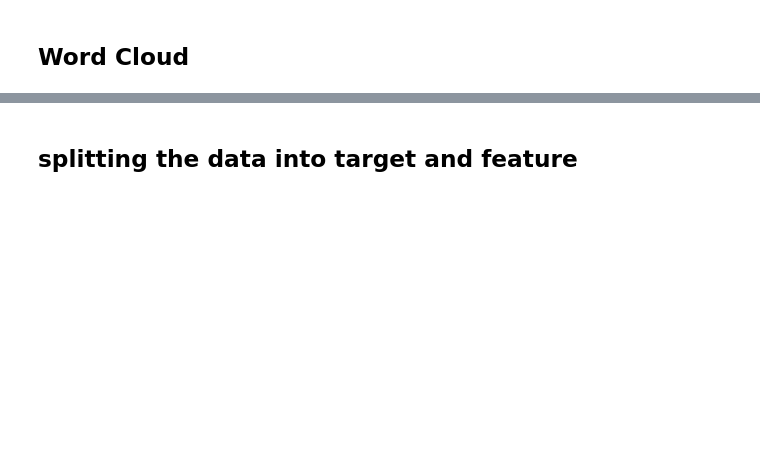
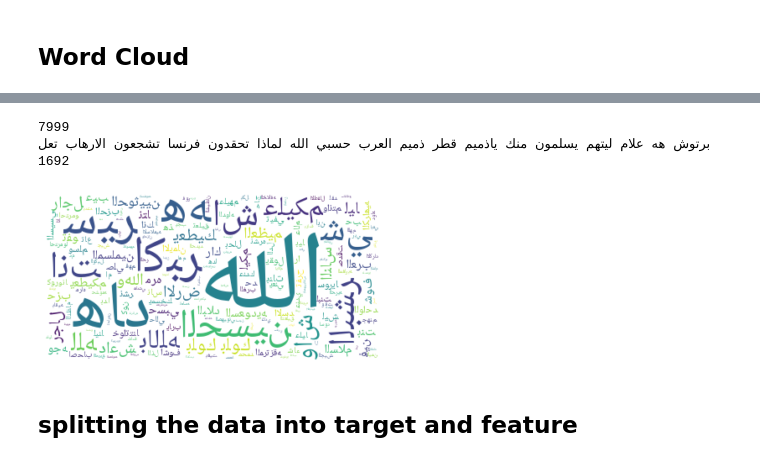
Before and after one commit to MouadBH/arabic-offensive-language-detection, a Jupyter notebook: tf_idf_feature.ipynb, the cells around one changed output, grey strips where cells are left out. Saved outputs shown, nothing was run; the diff lists cells and outputs as text; code cells hidden in the pictures; blank space fills up the shorter version.

```diff
--- a/tf_idf_feature.ipynb
+++ b/tf_idf_feature.ipynb
@@ -72,3 +148,29 @@ plt.show()
+# %%
+offensive_data = data.loc[data['is_off'] == 1.0]
+print(len(offensive_data))
+offensive_text = ' '.join(list(offensive_data.Comment))
+print(offensive_text[0:100])
+offensive_words = comments.split(' ')
+print(len(offensive_words))
+# %% [output]
+7999
+برتوش هه علام ليتهم يسلمون منك ياذميم قطر ذميم العرب حسبي الله لماذا تحقدون فرنسا تشجعون الارهاب تعل
+1692
+# %%
+# handling arabic text
+offensive_text = arabic_reshaper.reshape(offensive_text)
+offensive_text = get_display(comments)
+
+wordcloud = WordCloud(font_path='assets/NotoNaskhArabic-Regular.ttf',
+                      background_color="white",
+#                       max_words=1000,
+                      mode='RGBA').generate(offensive_text)
+
+plt.imshow(wordcloud, interpolation='bilinear')
+plt.axis("off")
+plt.show()
+# %% [output]
+[figure, added]
 # %% [markdown]
 ## splitting the data into target and feature
 # %%
```
Also changed, not shown: parts of 27 cells of this notebook, 2 other files.
